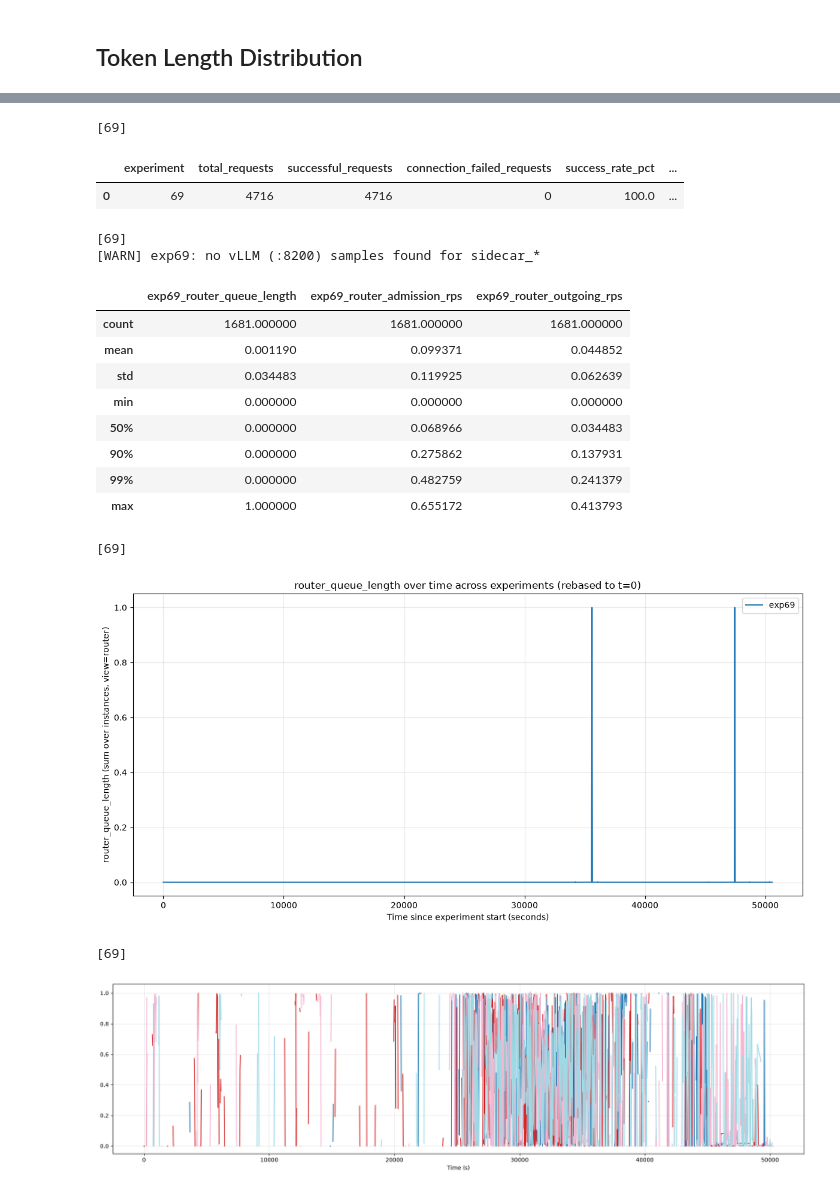
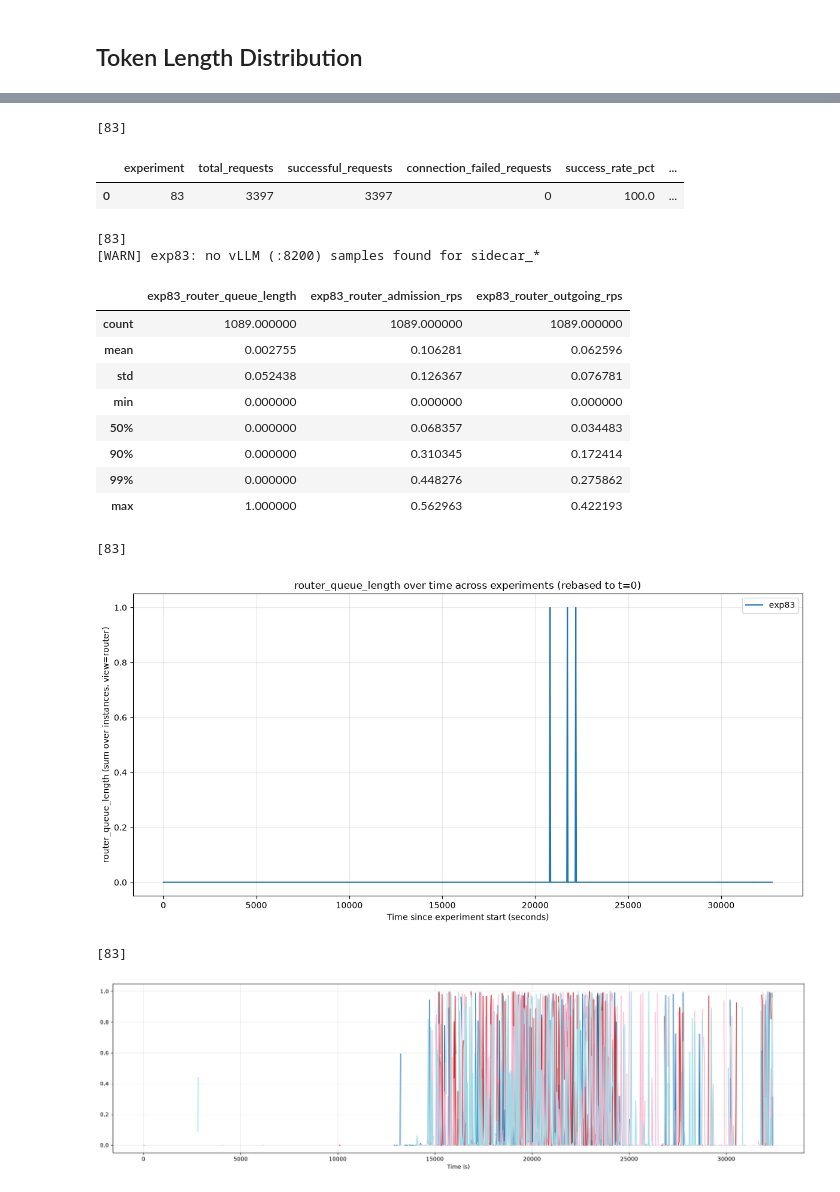
Before and after one commit to immengzi/LLM-LA, a Jupyter notebook: analysis-notebooks/doomsday-saeid.ipynb, the cells around one changed output, grey strips where cells are left out. Cells and saved outputs as stored; diff of their text form; code cells hidden in the pictures.

```diff
--- a/analysis-notebooks/doomsday-saeid.ipynb
+++ b/analysis-notebooks/doomsday-saeid.ipynb
@@ -834,7 +834,7 @@ import pandas as pd
 # choose which series you want
 # series_ids = [35]
 # experiments = experiments_from_series(series_ids)
-experiments = [69]
+experiments = [83]
 
 print(experiments)
 # ----------------------------
@@ -887,7 +887,7 @@ import pandas as pd
 # choose which series you want
 # series_ids = [35]
 # experiments = experiments_from_series(series_ids)
-experiments = [69]
+experiments = [83]
 
 print(experiments)
 # ----------------------------
@@ -933,9 +933,9 @@ for exp_id in experiments:
 df_counts = pd.DataFrame(rows)
 df_counts
 # %% [output]
-[69]
+[83]
 |  | experiment | total_requests | successful_requests | connection_failed_requests | success_rate_pct | ... |
-| 0 | 69 | 4716 | 4716 | 0 | 100.0 | ... |
+| 0 | 83 | 3397 | 3397 | 0 | 100.0 | ... |
 # %%
 from experiment_analysis import load_experiment_prom_samples
 import pandas as pd
@@ -944,7 +944,7 @@ import pandas as pd
 # choose which series you want
 # series_ids = [35]
 # experiments = experiments_from_series(series_ids)
-experiments = [69]
+experiments = [83]
 
 print(experiments)
 # ----------------------------------------------
@@ -1079,17 +1079,17 @@ for exp_id in experiments:
 comparison = pd.concat(summaries, axis=1) if summaries else pd.DataFrame()
 comparison
 # %% [output]
-[69]
-[WARN] exp69: no vLLM (:8200) samples found for sidecar_*
+[83]
+[WARN] exp83: no vLLM (:8200) samples found for sidecar_*
-|  | exp69_router_queue_length | exp69_router_admission_rps | exp69_router_outgoing_rps |
-| count | 1681.000000 | 1681.000000 | 1681.000000 |
-| mean | 0.001190 | 0.099371 | 0.044852 |
-| std | 0.034483 | 0.119925 | 0.062639 |
+|  | exp83_router_queue_length | exp83_router_admission_rps | exp83_router_outgoing_rps |
+| count | 1089.000000 | 1089.000000 | 1089.000000 |
+| mean | 0.002755 | 0.106281 | 0.062596 |
+| std | 0.052438 | 0.126367 | 0.076781 |
 | min | 0.000000 | 0.000000 | 0.000000 |
-| 50% | 0.000000 | 0.068966 | 0.034483 |
-| 90% | 0.000000 | 0.275862 | 0.137931 |
-| 99% | 0.000000 | 0.482759 | 0.241379 |
-| max | 1.000000 | 0.655172 | 0.413793 |
+| 50% | 0.000000 | 0.068357 | 0.034483 |
+| 90% | 0.000000 | 0.310345 | 0.172414 |
+| 99% | 0.000000 | 0.448276 | 0.275862 |
+| max | 1.000000 | 0.562963 | 0.422193 |
 # %%
 from experiment_analysis import load_experiment_prom_samples
 import matplotlib.pyplot as plt
@@ -1099,7 +1099,7 @@ import pandas as pd
 # choose which series you want
 # series_ids = [35]
 # experiments = experiments_from_series(series_ids)
-experiments = [69]
+experiments = [83]
 
 print(experiments)
 # ----------------------------
@@ -1222,8 +1222,8 @@ plt.legend(loc="upper right")
 plt.grid(True, alpha=0.3)
 plt.tight_layout()
 # %% [output]
-[69]
+[83]
-[figure, old version]
+[figure, new version]
 # %%
 from experiment_analysis import load_experiment_prom_samples
 import matplotlib.pyplot as plt
@@ -1235,14 +1235,14 @@ import os
 # ---- choose experiments ----
 # series_ids = [35]
 # experiments = experiments_from_series(series_ids)
-experiments = [69]
+experiments = [83]
 print(experiments)
 
 # ============================================================
 # Choose ONE metric (uncomment exactly one)
 # ============================================================
 # metric = "sidecar_queue_length"
-metric = "requests_running"
+# metric = "requests_running"
 # metric = "requests_waiting"
 # metric = "gen_tokens_per_sec"
 # metric = "prefill_tokens_per_sec"
@@ -1255,10 +1255,10 @@ metric = "requests_running"
 # --- prefix cache metrics ---
 # metric = "prefix_cache_hits_per_sec"
 # metric = "prefix_cache_queries_per_sec"
-metric = "prefix_cache_hit_rate"
+# metric = "prefix_cache_hit_rate"
 # metric = "ext_prefix_cache_hits_per_sec"
 # metric = "ext_prefix_cache_queries_per_sec"
-# metric = "ext_prefix_cache_hit_rate"
+metric = "ext_prefix_cache_hit_rate"
 # metric = "prompt_tokens_cached_per_sec"
 view = "vllm"  # sidecar_* live on vLLM (:8200)
 
@@ -1334,35 +1334,35 @@ if len(experiments) == 1:
 for ax, exp_id in zip(axes, experiments):
     df = data_by_exp.get(exp_id)
     if df is None or df.empty:
         ax.grid(True, alpha=0.3)
         continue
 
     for slot, g in df.groupby("server_slot"):
         if slot not in color_map:
             continue
         g = g.sort_values("t_rel_s")
         ax.plot(
             g["t_rel_s"],
             g[metric],
             color=color_map[slot],
             linewidth=1.5,
         )
 
     ax.set_xlabel("Time (s)")
     ax.grid(True, alpha=0.3)
 
 plt.tight_layout()
 
 # ------------------------------------------------------------
 # Save figure
 # ------------------------------------------------------------
 os.makedirs("figures", exist_ok=True)
 # plt.savefig(f"figures/{metric}_per_vllm_queue_comparison.png", dpi=300)
 
 plt.show()
 # %% [output]
-[69]
+[83]
-[figure, old version]
+[figure, new version]
 # %%
 # ============================================================
 # Reproduce the dashboard's "Backend Model TPS" ranking
```
Also changed, not shown: parts of 30 cells of this notebook, 2 other files.
